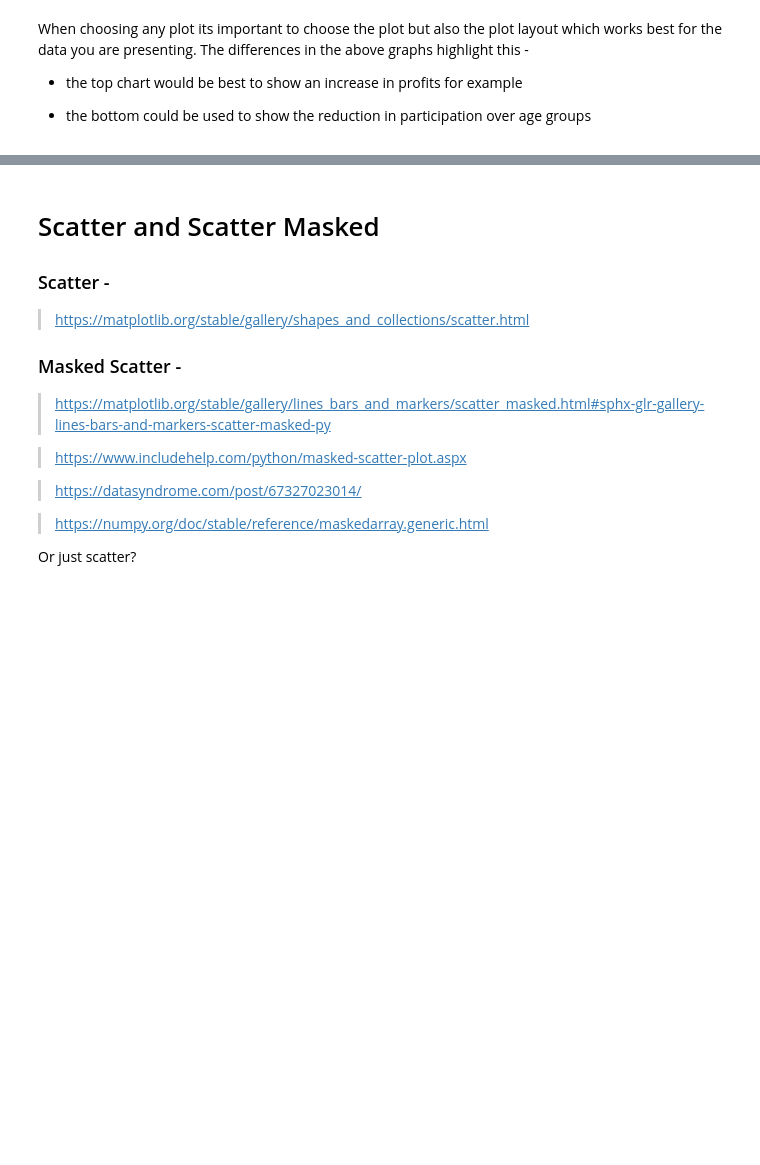
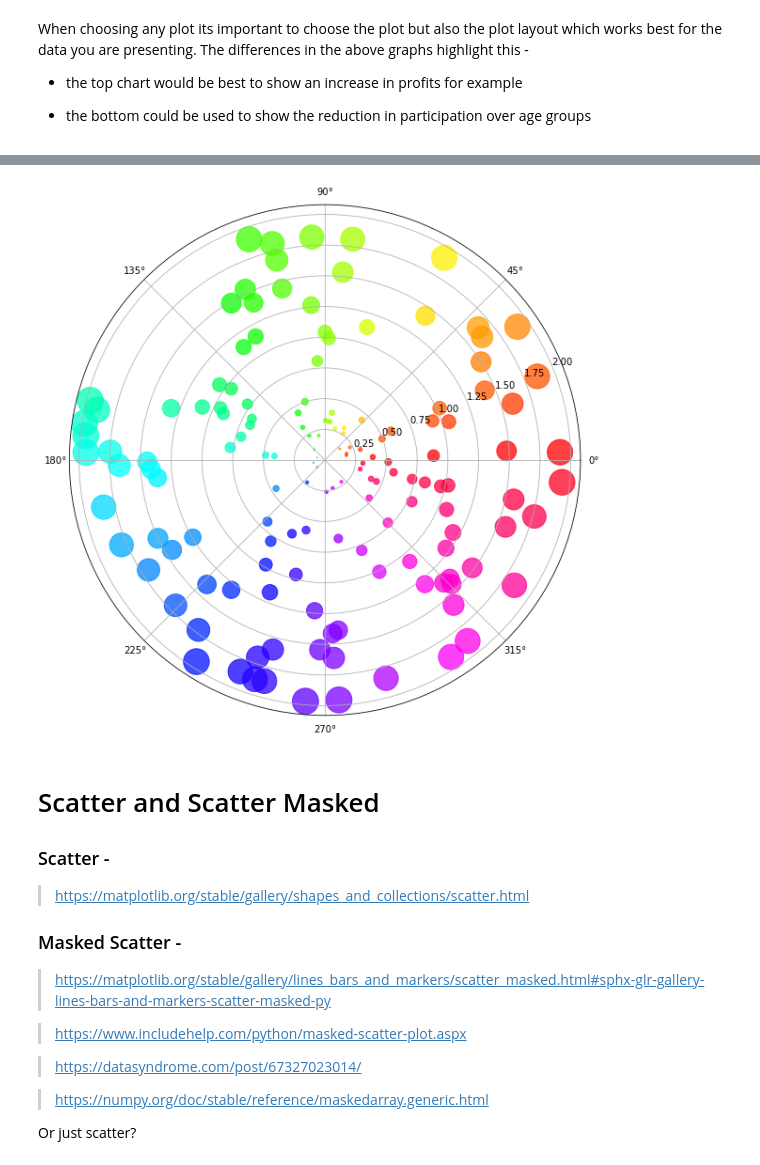
Before and after one commit to VCurry20/FDAProject2021, a Jupyter notebook: pyplot.ipynb, the cells around one changed output, grey strips where cells are left out. Saved outputs shown, nothing was run; the diff lists cells and outputs as text; code cells hidden in the pictures; blank space fills up the shorter version.

```diff
--- a/pyplot.ipynb
+++ b/pyplot.ipynb
@@ -220,3 +284,20 @@ When choosing any plot its important to choose the plot but also the plot layout
+# %%
+np.random.seed(19680801)
+
+# Compute areas and colors
+N = 150
+r = 2 * np.random.rand(N)
+theta = 2 * np.pi * np.random.rand(N)
+area = 200 * r**2
+colors = theta
+
+fig = plt.figure()
+ax = fig.add_subplot(projection='polar')
+c = ax.scatter(theta, r, c=colors, s=area, cmap='hsv', alpha=0.75)
+
+plt.rcParams['figure.figsize'] = [40, 20]
+# %% [output]
+[figure, added]
 # %% [markdown]
 # Scatter and Scatter Masked
 
```
Also changed, not shown: parts of 11 cells of this notebook.
